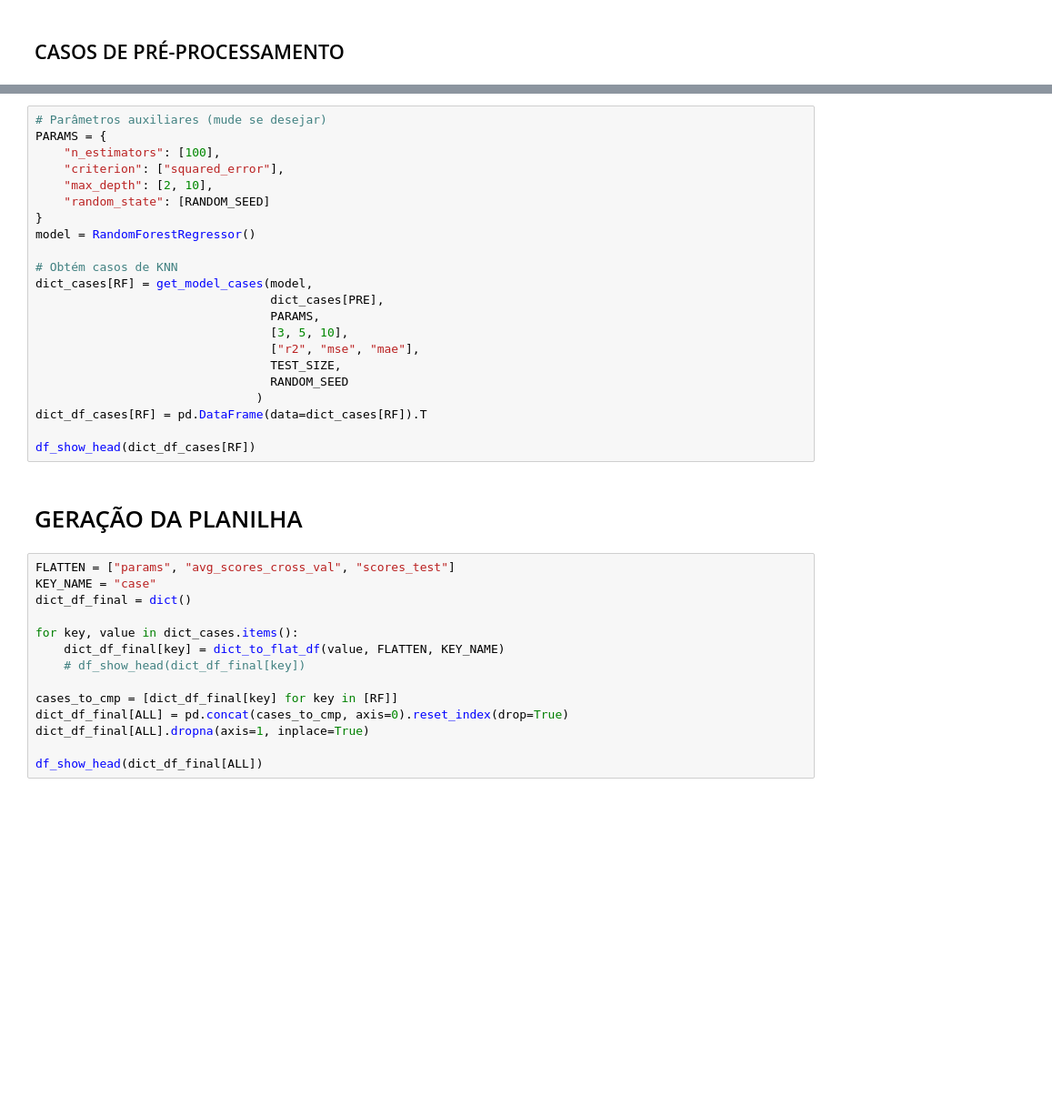
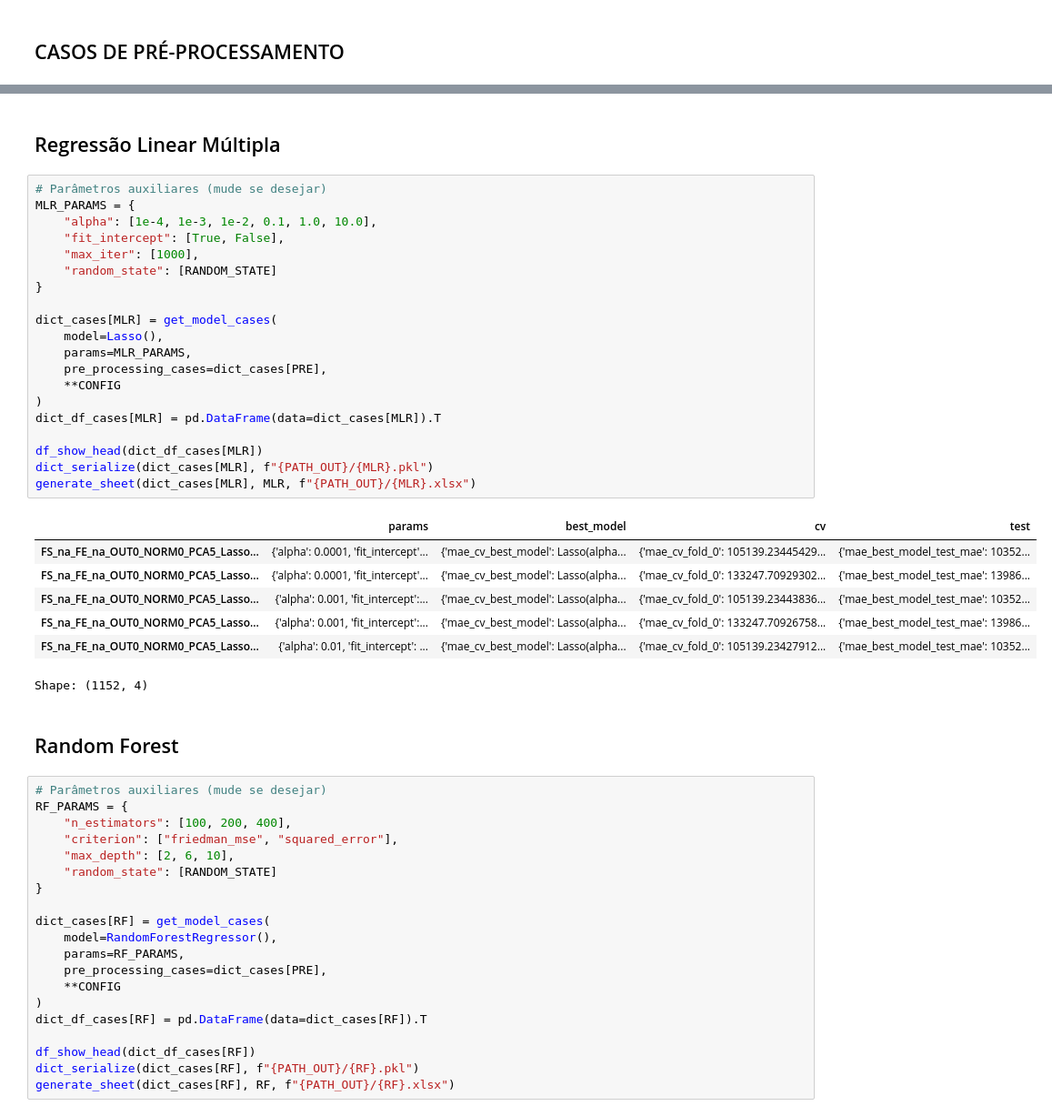
Before and after one commit to SirSirocco/DataScience_2025_1, a Jupyter notebook: experiment_plan.ipynb, the cells around one changed output, grey strips where cells are left out. Shown: that part at 91% size. Drawn from its saved outputs; the diff is of its cells as text; blank space fills up the shorter version.

```diff
--- a/experiment_plan.ipynb
+++ b/experiment_plan.ipynb
@@ -604,38 +691,52 @@ Shape: (12, 3)
+# %% [markdown]
+## Regressão Linear Múltipla
+# %%
+# Parâmetros auxiliares (mude se desejar)
+MLR_PARAMS = {
+    "alpha": [1e-4, 1e-3, 1e-2, 0.1, 1.0, 10.0],
+    "fit_intercept": [True, False],
+    "max_iter": [1000],
+    "random_state": [RANDOM_STATE]
+}
+
+dict_cases[MLR] = get_model_cases(
+    model=Lasso(),
+    params=MLR_PARAMS,
+    pre_processing_cases=dict_cases[PRE],
+    **CONFIG
+)
+dict_df_cases[MLR] = pd.DataFrame(data=dict_cases[MLR]).T
+
+df_show_head(dict_df_cases[MLR])
+dict_serialize(dict_cases[MLR], f"{PATH_OUT}/{MLR}.pkl")
+generate_sheet(dict_cases[MLR], MLR, f"{PATH_OUT}/{MLR}.xlsx")
+# %% [output]
+|  | params | best_model | cv | test |
+| FS_na_FE_na_OUT0_NORM0_PCA5_Lasso... | {'alpha': 0.0001, 'fit_intercept'... | {'mae_cv_best_model': Lasso(alpha... | {'mae_cv_fold_0': 105139.23445429... | {'mae_best_model_test_mae': 10352... |
+| FS_na_FE_na_OUT0_NORM0_PCA5_Lasso... | {'alpha': 0.0001, 'fit_intercept'... | {'mae_cv_best_model': Lasso(alpha... | {'mae_cv_fold_0': 133247.70929302... | {'mae_best_model_test_mae': 13986... |
+| FS_na_FE_na_OUT0_NORM0_PCA5_Lasso... | {'alpha': 0.001, 'fit_intercept':... | {'mae_cv_best_model': Lasso(alpha... | {'mae_cv_fold_0': 105139.23443836... | {'mae_best_model_test_mae': 10352... |
+| FS_na_FE_na_OUT0_NORM0_PCA5_Lasso... | {'alpha': 0.001, 'fit_intercept':... | {'mae_cv_best_model': Lasso(alpha... | {'mae_cv_fold_0': 133247.70926758... | {'mae_best_model_test_mae': 13986... |
+| FS_na_FE_na_OUT0_NORM0_PCA5_Lasso... | {'alpha': 0.01, 'fit_intercept': ... | {'mae_cv_best_model': Lasso(alpha... | {'mae_cv_fold_0': 105139.23427912... | {'mae_best_model_test_mae': 10352... |
+Shape: (1152, 4)
+# %% [markdown]
+## Random Forest
 # %%
 # Parâmetros auxiliares (mude se desejar)
-PARAMS = {
-    "n_estimators": [100],
-    "criterion": ["squared_error"],
-    "max_depth": [2, 10],
-    "random_state": [RANDOM_SEED]
+RF_PARAMS = {
+    "n_estimators": [100, 200, 400],
+    "criterion": ["friedman_mse", "squared_error"],
+    "max_depth": [2, 6, 10],
+    "random_state": [RANDOM_STATE]
 }
-model = RandomForestRegressor()
 
-# Obtém casos de KNN
-dict_cases[RF] = get_model_cases(model,
-                                 dict_cases[PRE],
-                                 PARAMS,
-                                 [3, 5, 10],
-                                 ["r2", "mse", "mae"],
-                                 TEST_SIZE,
-                                 RANDOM_SEED
-                               )
+dict_cases[RF] = get_model_cases(
+    model=RandomForestRegressor(),
+    params=RF_PARAMS,
+    pre_processing_cases=dict_cases[PRE],
+    **CONFIG
+)
 dict_df_cases[RF] = pd.DataFrame(data=dict_cases[RF]).T
 
 df_show_head(dict_df_cases[RF])
+dict_serialize(dict_cases[RF], f"{PATH_OUT}/{RF}.pkl")
+generate_sheet(dict_cases[RF], RF, f"{PATH_OUT}/{RF}.xlsx")
-# %% [markdown]
-# GERAÇÃO DA PLANILHA
-# %%
-FLATTEN = ["params", "avg_scores_cross_val", "scores_test"]
-KEY_NAME = "case"
-dict_df_final = dict()
-
-for key, value in dict_cases.items():
-    dict_df_final[key] = dict_to_flat_df(value, FLATTEN, KEY_NAME)
-    # df_show_head(dict_df_final[key])
-
-cases_to_cmp = [dict_df_final[key] for key in [RF]]
-dict_df_final[ALL] = pd.concat(cases_to_cmp, axis=0).reset_index(drop=True)
-dict_df_final[ALL].dropna(axis=1, inplace=True)
-
-df_show_head(dict_df_final[ALL])
```
Also changed, not shown: parts of 17 cells of this notebook.
